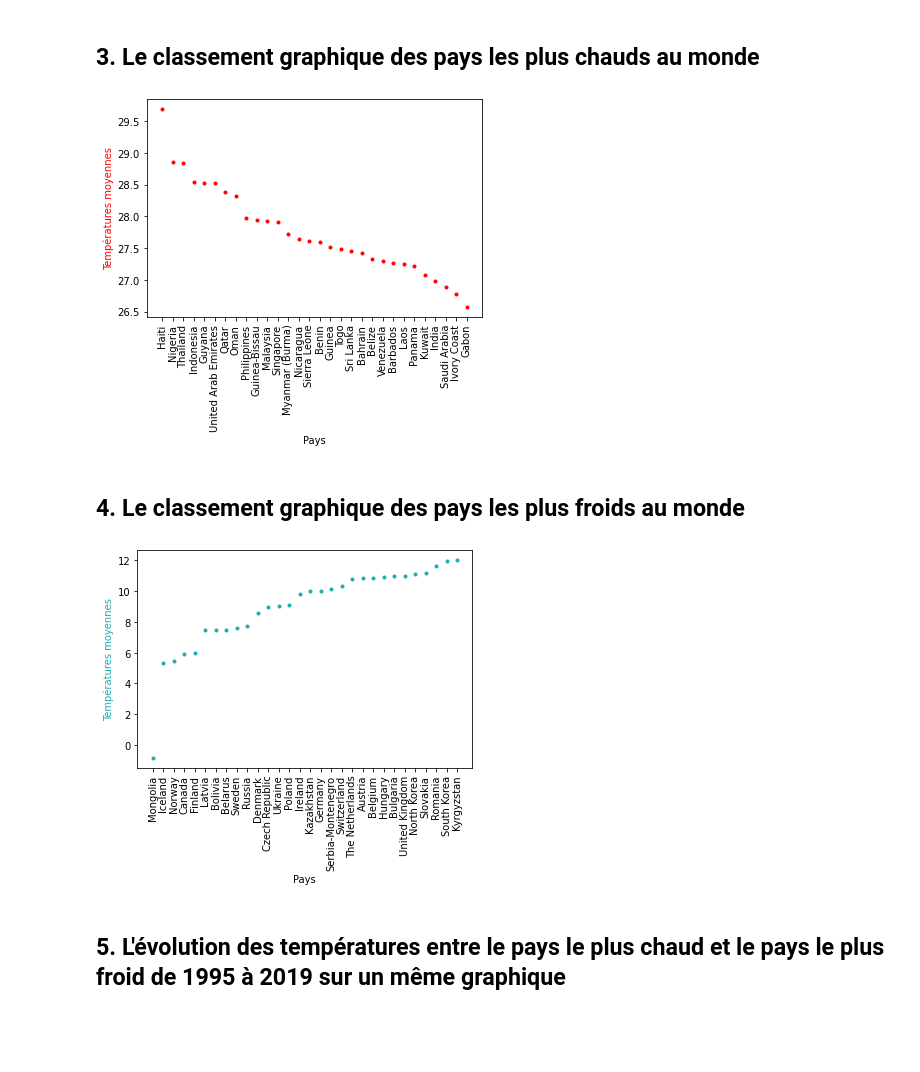
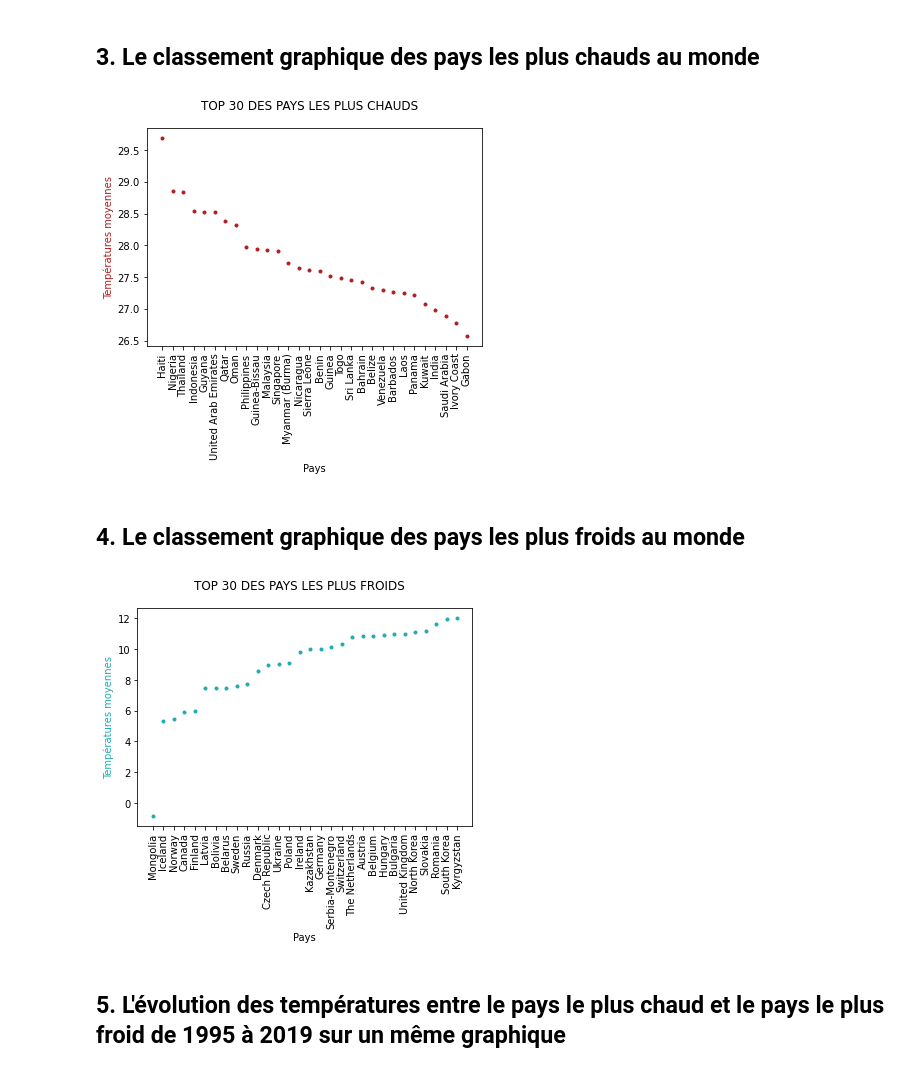
Before and after one commit to Twizzle1997/climatologie, a Jupyter notebook: notebook.ipynb, the cells around one changed output. Drawn from its saved outputs; the diff is of its cells as text; code cells hidden in the pictures; blank space fills up the shorter version.

```diff
--- a/notebook.ipynb
+++ b/notebook.ipynb
@@ -184,13 +185,14 @@ plt.show()
 # %%
 top_warm = global_dataset[['Country', 'AvgTemperature']].groupby('Country').agg({'AvgTemperature': 'mean'}).sort_values(by='AvgTemperature', ascending=False)[:30]
 # %%
-plt.plot(top_warm['AvgTemperature'], marker='.', linewidth=0, color = 'red')
+plt.plot(top_warm['AvgTemperature'], marker='.', linewidth=0, color = '#b01e1e')
 plt.xlabel('Pays')
 plt.xticks(rotation=90)
-plt.ylabel('Températures moyennes', color='red')
+plt.ylabel('Températures moyennes', color='#b01e1e')
+plt.suptitle("TOP 30 DES PAYS LES PLUS CHAUDS")
 plt.show()
 # %% [output]
-[figure, old version]
+[figure, new version]
 # %%
 # Export en CSV
 temp_france.to_csv(CURATED_PATH + 'requete3.csv')
@@ -203,9 +205,10 @@ plt.plot(top_cold['AvgTemperature'], marker='.', linewidth=0, color = '#1eacb0')
 plt.xlabel('Pays')
 plt.xticks(rotation=90)
 plt.ylabel('Températures moyennes', color='#1eacb0')
+plt.suptitle("TOP 30 DES PAYS LES PLUS FROIDS")
 plt.show()
 # %% [output]
-[figure, old version]
+[figure, new version]
 # %%
 # Export en CSV
 temp_france.to_csv(CURATED_PATH + 'requete4.csv')
```
Also changed, not shown: parts of 5 cells of this notebook.
